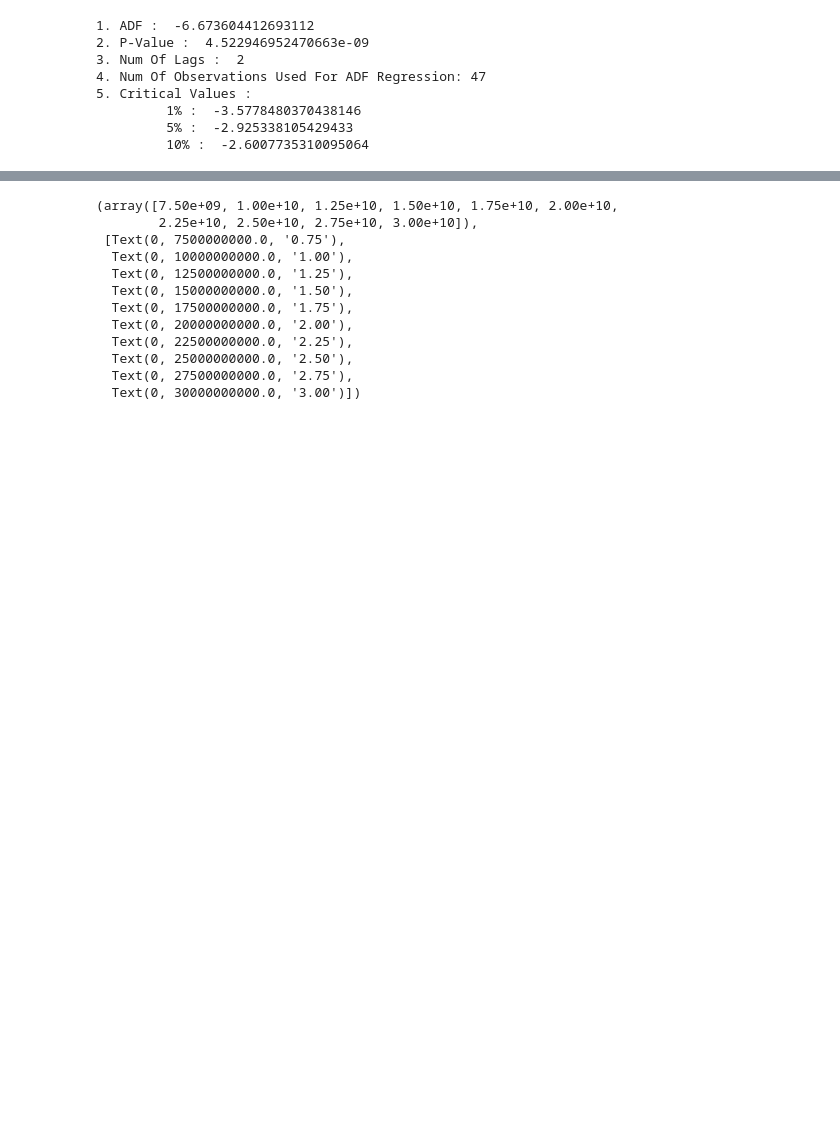
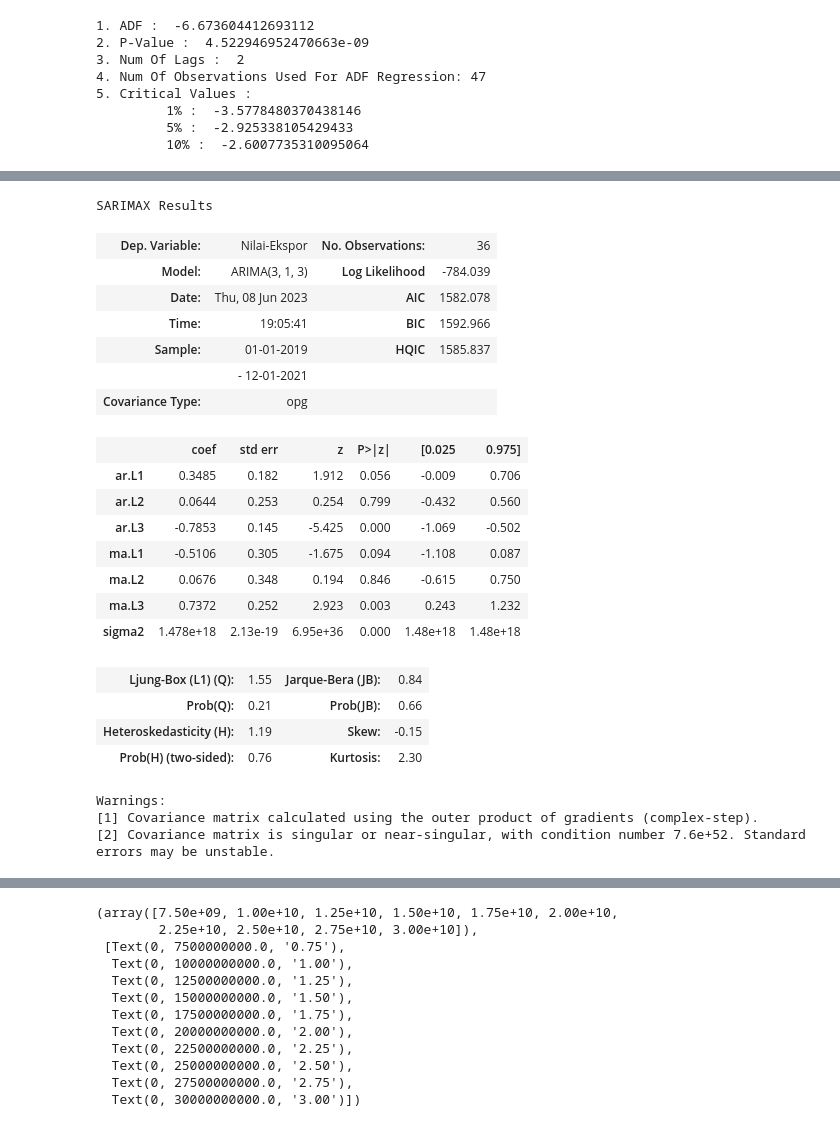
Before and after one commit to tmuchlissin/pa-mlops, a Jupyter notebook: model-forecasting.ipynb, the cells around one changed output, grey strips where cells are left out. Cells and saved outputs as stored; diff of their text form; code cells hidden in the pictures; blank space fills up the shorter version.

```diff
--- a/model-forecasting.ipynb
+++ b/model-forecasting.ipynb
@@ -134,0 +157,28 @@ print(train.shape,test.shape)
+# %%
+model=ARIMA(train['Nilai-Ekspor'],order=(3,1,3))
+model=model.fit()
+model.summary()
+# %% [output]
+SARIMAX Results
+| Dep. Variable: | Nilai-Ekspor | No. Observations: | 36 |
+| Model: | ARIMA(3, 1, 3) | Log Likelihood | -784.039 |
+| Date: | Thu, 08 Jun 2023 | AIC | 1582.078 |
+| Time: | 19:05:41 | BIC | 1592.966 |
+| Sample: | 01-01-2019 | HQIC | 1585.837 |
+|  | - 12-01-2021 |  |  |
+| Covariance Type: | opg |  |  |
+|  | coef | std err | z | P>|z| | [0.025 | 0.975] |
+| ar.L1 | 0.3485 | 0.182 | 1.912 | 0.056 | -0.009 | 0.706 |
+| ar.L2 | 0.0644 | 0.253 | 0.254 | 0.799 | -0.432 | 0.560 |
+| ar.L3 | -0.7853 | 0.145 | -5.425 | 0.000 | -1.069 | -0.502 |
+| ma.L1 | -0.5106 | 0.305 | -1.675 | 0.094 | -1.108 | 0.087 |
+| ma.L2 | 0.0676 | 0.348 | 0.194 | 0.846 | -0.615 | 0.750 |
+| ma.L3 | 0.7372 | 0.252 | 2.923 | 0.003 | 0.243 | 1.232 |
+| sigma2 | 1.478e+18 | 2.13e-19 | 6.95e+36 | 0.000 | 1.48e+18 | 1.48e+18 |
+| Ljung-Box (L1) (Q): | 1.55 | Jarque-Bera (JB): | 0.84 |
+| Prob(Q): | 0.21 | Prob(JB): | 0.66 |
+| Heteroskedasticity (H): | 1.19 | Skew: | -0.15 |
+| Prob(H) (two-sided): | 0.76 | Kurtosis: | 2.30 |
+Warnings:
+[1] Covariance matrix calculated using the outer product of gradients (complex-step).
+[2] Covariance matrix is singular or near-singular, with condition number 7.6e+52. Standard errors may be unstable.
```
Also changed, not shown: parts of 12 cells of this notebook, 1 other file.
